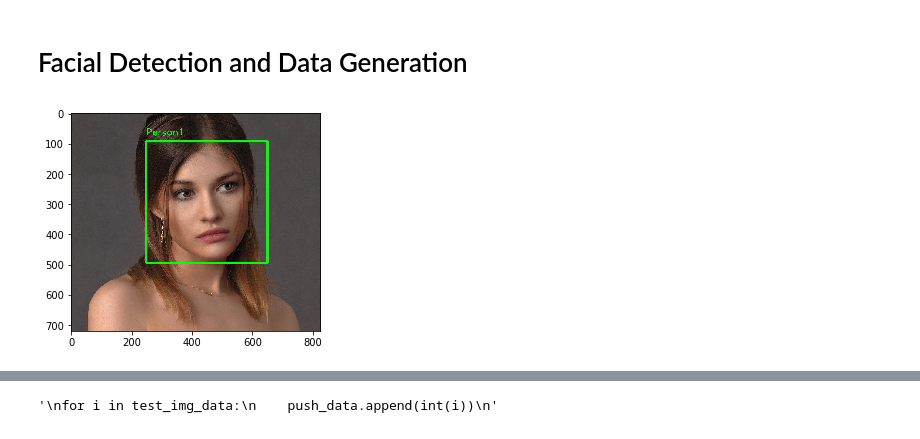
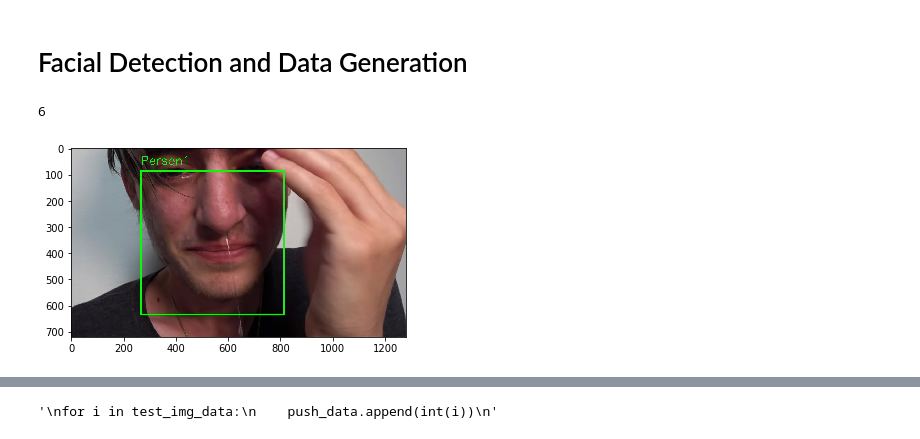
Before and after one commit to Erik-Ni/IPMD_image_conversion, a Jupyter notebook: 01.Caffe_Conversion.ipynb, the cells around one changed output, grey strips where cells are left out. Cells and saved outputs as stored; diff of their text form; code cells hidden in the pictures.

Commit message:
reading image from website, ensemble model for prediction.

```diff
--- a/01.Caffe_Conversion.ipynb
+++ b/01.Caffe_Conversion.ipynb
@@ -11,8 +11,14 @@ import matplotlib.pyplot as plt
 import matplotlib.image as mpimg
 %matplotlib inline
 # %%
-#image = "https://s1.gossipcop.com/up/2018/12/Katie-Holmes-Jamie-Foxx-Tom-Cruise-Meeting-762x395.jpg"
-image = "https://cdn.pixabay.com/photo/2017/11/19/07/30/girl-2961959_960_720.jpg"
+image3 = "https://s1.gossipcop.com/up/2018/12/Katie-Holmes-Jamie-Foxx-Tom-Cruise-Meeting-762x395.jpg"
+#image = "https://pnimg.net/lrep/1941/21/bfa9d699389.jpg"
+#image = "https://cdn.pixabay.com/photo/2017/11/19/07/30/girl-2961959_960_720.jpg"
+#image = "https://upload.wikimedia.org/wikipedia/commons/thumb/0/0e/Humberto_Brenes.jpg/220px-Humberto_Brenes.jpg"
+#image = "http://farm8.staticflickr.com/7318/9552095411_9c3ce88a8e.jpg"
+image1 = "https://i.ytimg.com/vi/T0sCowo5Zvc/maxresdefault.jpg" #1280*720
+#image = "https://encrypted-tbn0.gstatic.com/images?q=tbn:ANd9GcT_kxfvnWvIMrezky3QAO0duDdoE1gg2guNqeC-9jRqgm1e-G6u" #1280 * 800
+image2 = "https://amp.businessinsider.com/images/545d246c6da8117968f5a005-750-562.jpg" #750 * 562
 # %%
 # image = "/Users/erikni/Downloads/New Training Data as of 10052018/30251 Sad.png"
 # %%
@@ -50,12 +56,14 @@ def image_shown(image):
         line_thick = round(height/120)
         cv2.rectangle(img, (left, up), (right, down), green, thickness=line_thick)
         face_num += 1
-        cv2.putText(img, "Person" + str(face_num), (left, up - 20),
-                cv2.FONT_HERSHEY_SIMPLEX, 1, (0, 255, 0), 2)
+        cv2.putText(img, "Person" + str(face_num), (left, up - 4*line_thick),
+                cv2.FONT_HERSHEY_SIMPLEX, line_thick/4, (0, 255, 0), 2)
     cv2.imwrite("outputimage.jpg", img)
     img=mpimg.imread("outputimage.jpg")
     plt.imshow(img)
+    print(line_thick)
 # %%
-image_shown(image)
+image_shown(image1)
 # %% [output]
+6
-[figure, old version]
+[figure, new version]
```
Also changed, not shown: parts of 10 cells of this notebook, 1 other file.
